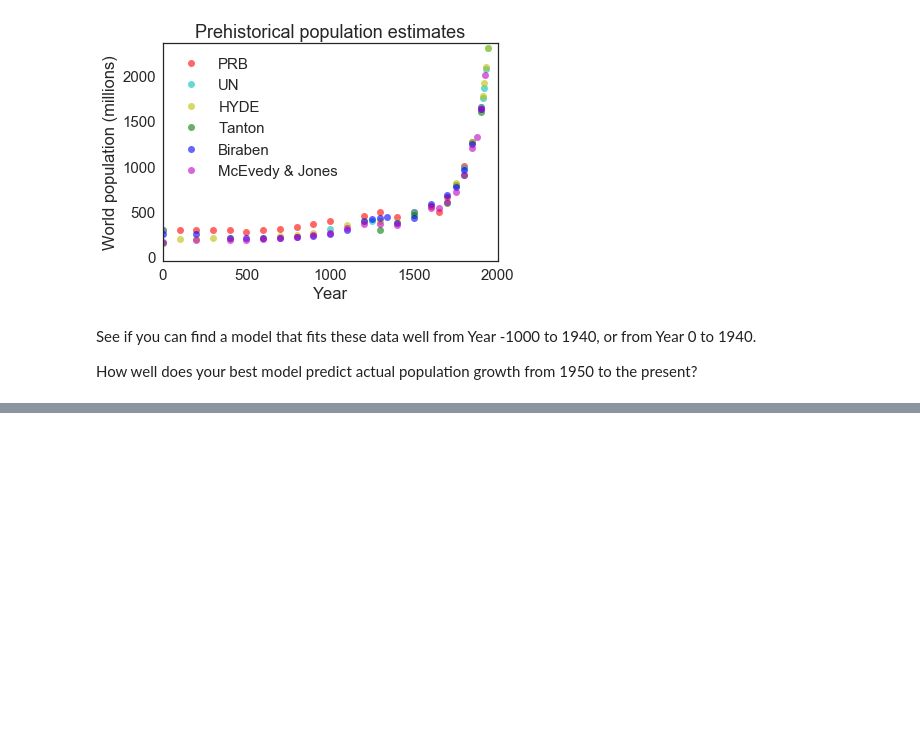
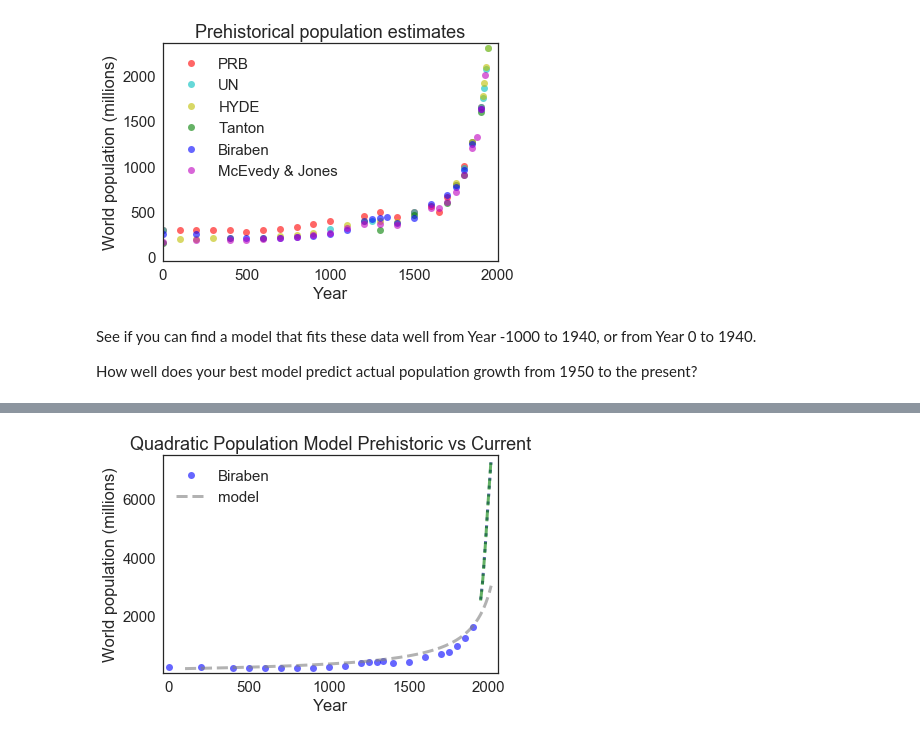
Before and after one commit to wFairmanOlin/ModSimPy, a Jupyter notebook: code/chap03Mine.ipynb, the cells around one changed output, grey strips where cells are left out. Cells and saved outputs as stored; diff of their text form; code cells hidden in the pictures; blank space fills up the shorter version.

```diff
--- a/code/chap03Mine.ipynb
+++ b/code/chap03Mine.ipynb
@@ -858,0 +874,19 @@ plot_prehistory2(table1, model_5, title='Quadratic Population Model Prehistoric'
+# %%
+model_6 = System(start_time=100,
+                 end_time=2015,
+                 initial_pop= 195,
+                 alpha=.00004, beta = 2.4e-6)
+model_6.k = -model_6.alpha/model_6.beta
+model_6.r = model_6.alpha
+
+def plot_estimates2(table):
+    un = table.un / 1e6
+    census = table.census / 1e6
+    plot(census, ':', color='darkblue', label='US Census')
+    plot(un, '--', color='green', label='UN DESA')
+
+run_simulation3(model_6)
+plot_prehistory2(table1, model_6, title='Quadratic Population Model Prehistoric vs Current')
+plot_estimates2(table2)
+# %% [output]
+[figure, added]
```
Also changed, not shown: parts of 3 cells of this notebook, 5 other files.
